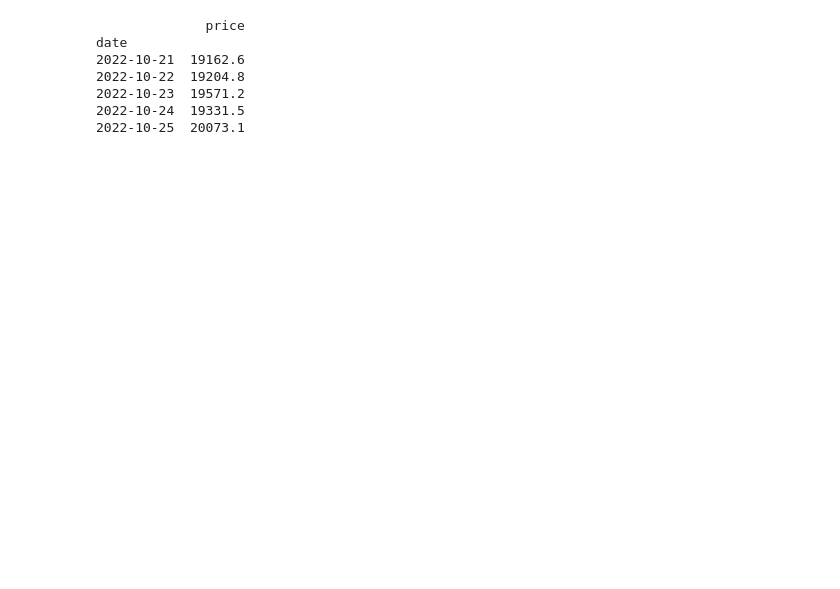
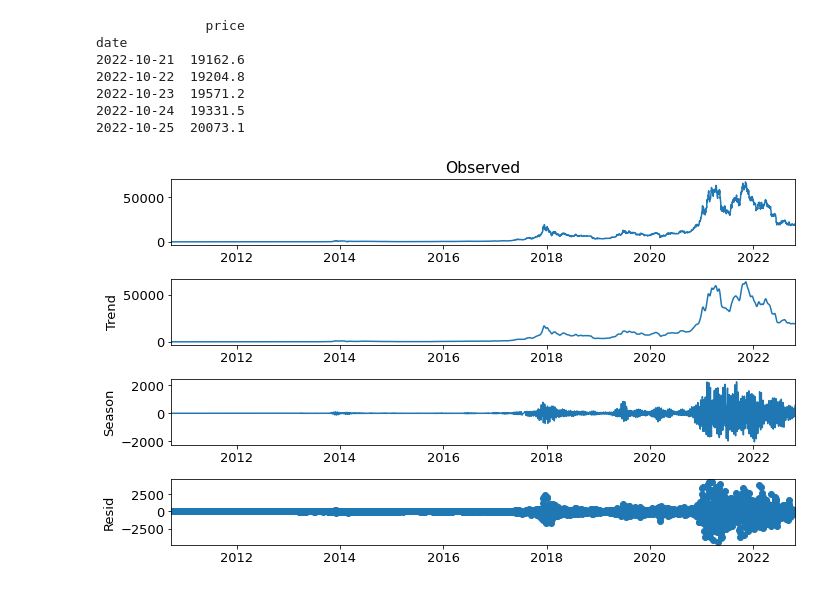
Before and after one commit to guevarch/projectchris, a Jupyter notebook: Final/BTC ARIMA2.ipynb, the cells around one changed output. Saved outputs shown, nothing was run; the diff lists cells and outputs as text; code cells hidden in the pictures; blank space fills up the shorter version.

```diff
--- a/Final/BTC ARIMA2.ipynb
+++ b/Final/BTC ARIMA2.ipynb
@@ -69,0 +32,15 @@ def evaluate_models(dataset, p_values, d_values, q_values):
+# %%
+#https://towardsdev.com/auto-arima-hyperparameter-search-ab991a21c2bd
+import pandas as pd
+import numpy as np
+from statsmodels.tsa.seasonal import STL
+import matplotlib.pyplot as plt
+from statsmodels.tsa.stattools import adfuller
+import statsmodels.api as sm
+plt.rc('figure',figsize=(10,6))
+plt.rc('font',size=13)
+stl = STL(df, period=12)
+res = stl.fit()
+fig = res.plot()
+# %% [output]
+[figure, added]
```
Also changed, not shown: parts of 9 cells of this notebook, 10 other files.
